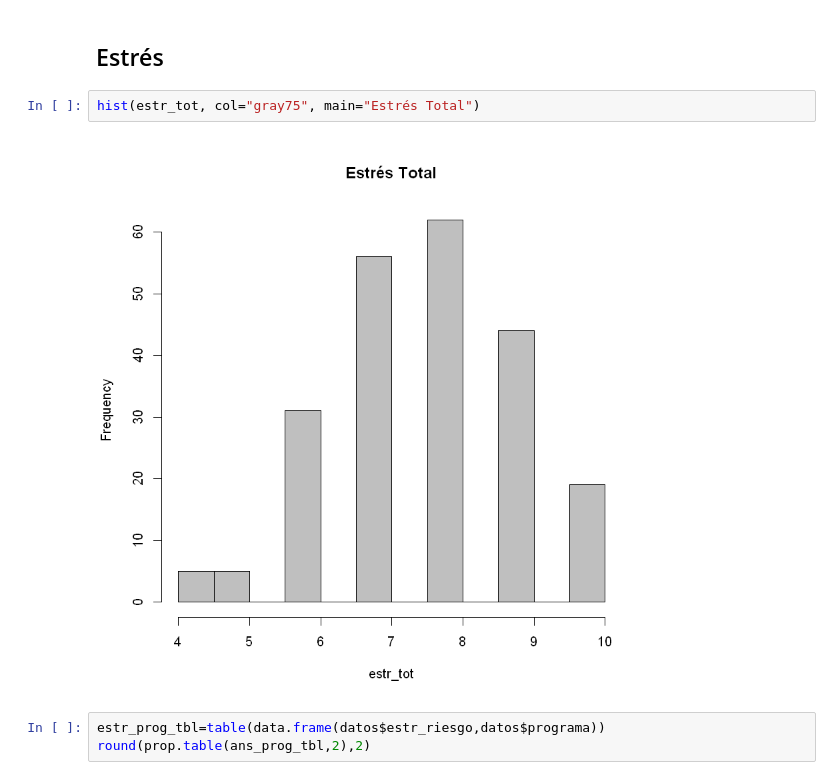
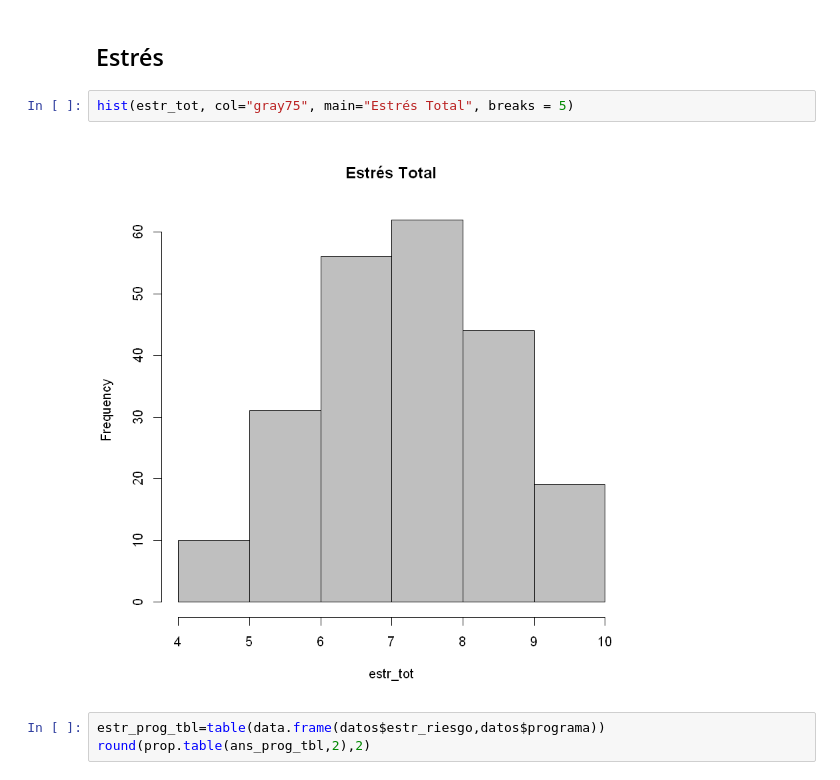
Before and after one commit to Yagwar/Proyectos, a Jupyter notebook: Helena Riesgo Ans-estr.ipynb, the cells around one changed output. Cells and saved outputs as stored; diff of their text form.

```diff
--- a/Helena Riesgo Ans-estr.ipynb
+++ b/Helena Riesgo Ans-estr.ipynb
@@ -99,9 +149,9 @@ barplot(colMeans(ans_proporciones_canal), main="Promedio de proporción para cad
 # %% [markdown]
 ## Estrés
 # %%
-hist(estr_tot, col="gray75", main="Estrés Total")
+hist(estr_tot, col="gray75", main="Estrés Total", breaks = 5)
 # %% [output]
-[figure, old version]
+[figure, new version]
 # %%
 estr_prog_tbl=table(data.frame(datos$estr_riesgo,datos$programa))
 round(prop.table(ans_prog_tbl,2),2)
```
Also changed, not shown: parts of 28 cells of this notebook.
